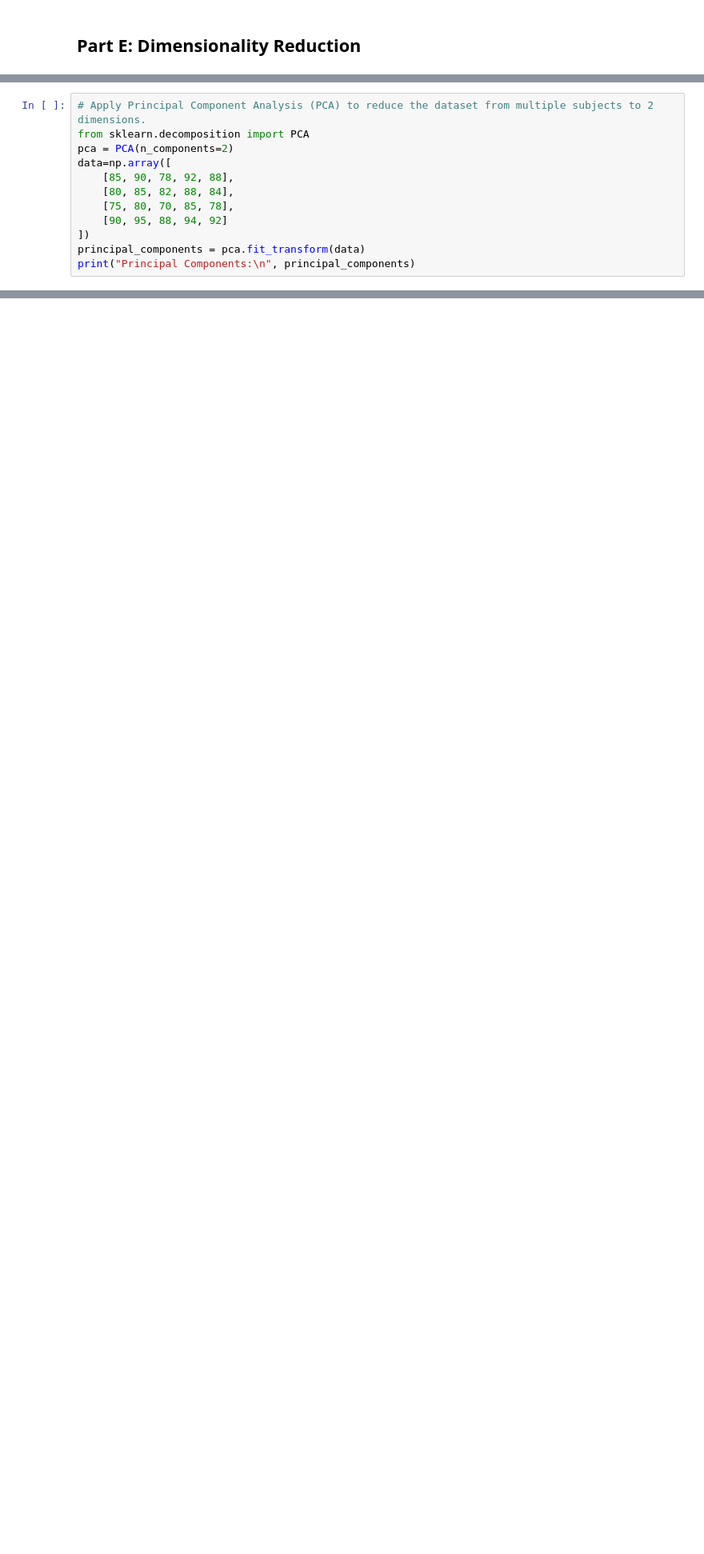
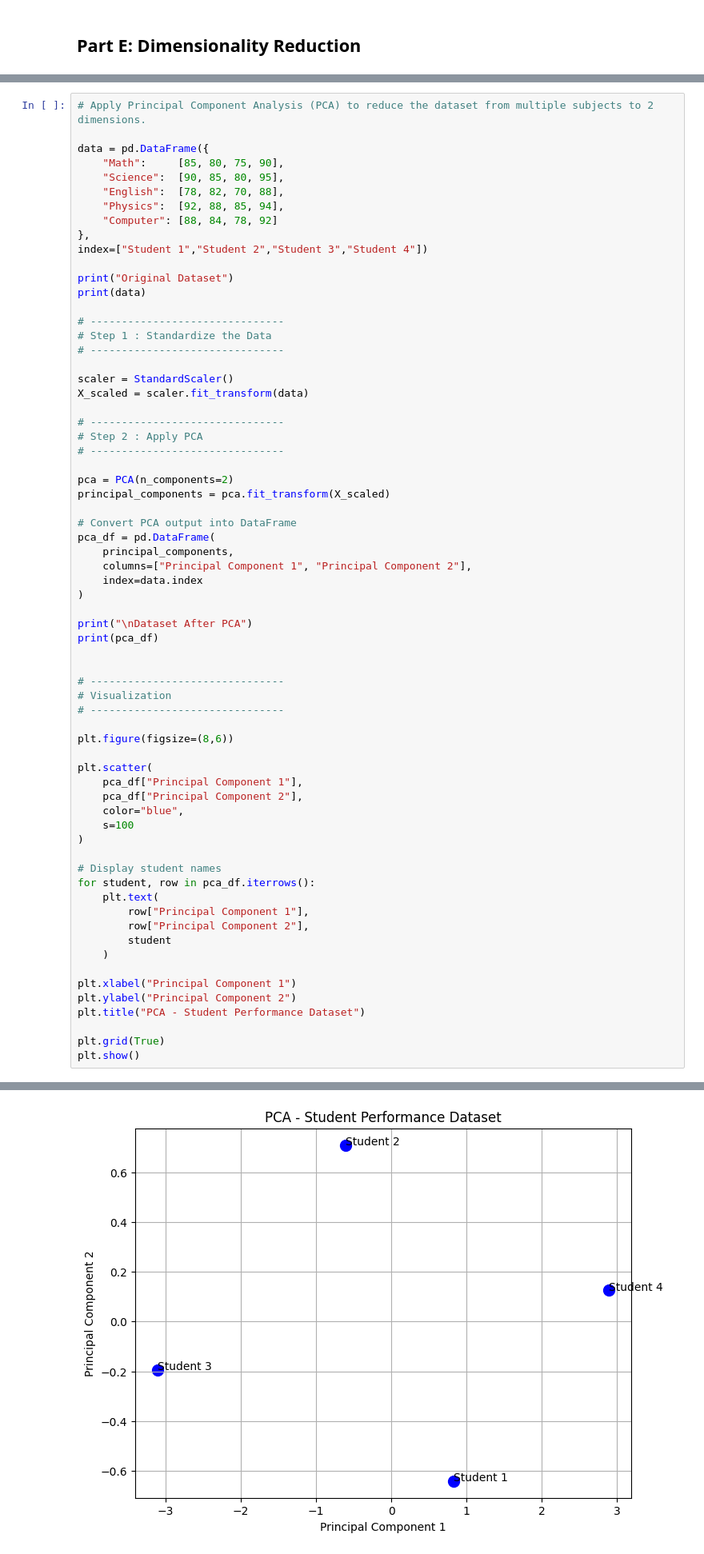
Before and after one commit to ah1331/rw, a Jupyter notebook: MAS/pr4/Calculative_Foundation.ipynb, the cells around one changed output, grey strips where cells are left out. Shown at 80% size. Drawn from its saved outputs; the diff is of its cells as text; blank space fills up the shorter version.

```diff
--- a/MAS/pr4/Calculative_Foundation.ipynb
+++ b/MAS/pr4/Calculative_Foundation.ipynb
@@ -1420,13 +321,68 @@ where:
 # %%
 # Apply Principal Component Analysis (PCA) to reduce the dataset from multiple subjects to 2 dimensions.
-from sklearn.decomposition import PCA
+
+data = pd.DataFrame({
+    "Math":     [85, 80, 75, 90],
+    "Science":  [90, 85, 80, 95],
+    "English":  [78, 82, 70, 88],
+    "Physics":  [92, 88, 85, 94],
+    "Computer": [88, 84, 78, 92]
+},
+index=["Student 1","Student 2","Student 3","Student 4"])
+
+print("Original Dataset")
+print(data)
+
+# -------------------------------
+# Step 1 : Standardize the Data
+# -------------------------------
+
+scaler = StandardScaler()
+X_scaled = scaler.fit_transform(data)
+
+# -------------------------------
+# Step 2 : Apply PCA
+# -------------------------------
+
 pca = PCA(n_components=2)
-data=np.array([
-    [85, 90, 78, 92, 88],
-    [80, 85, 82, 88, 84],
-    [75, 80, 70, 85, 78],
-    [90, 95, 88, 94, 92]
-])
-principal_components = pca.fit_transform(data)
-print("Principal Components:\n", principal_components)
+principal_components = pca.fit_transform(X_scaled)
+
+# Convert PCA output into DataFrame
+pca_df = pd.DataFrame(
+    principal_components,
+    columns=["Principal Component 1", "Principal Component 2"],
+    index=data.index
+)
+
+print("\nDataset After PCA")
+print(pca_df)
+
+
+# -------------------------------
+# Visualization
+# -------------------------------
+
+plt.figure(figsize=(8,6))
+
+plt.scatter(
+    pca_df["Principal Component 1"],
+    pca_df["Principal Component 2"],
+    color="blue",
+    s=100
+)
+
+# Display student names
+for student, row in pca_df.iterrows():
+    plt.text(
+        row["Principal Component 1"],
+        row["Principal Component 2"],
+        student
+    )
+
+plt.xlabel("Principal Component 1")
+plt.ylabel("Principal Component 2")
+plt.title("PCA - Student Performance Dataset")
+
+plt.grid(True)
+plt.show()
 # %% [output]
@@ -1437,0 +402 @@ Principal Components:
+[figure, added]
```
Also changed, not shown: parts of 19 cells of this notebook, 1 other file.
